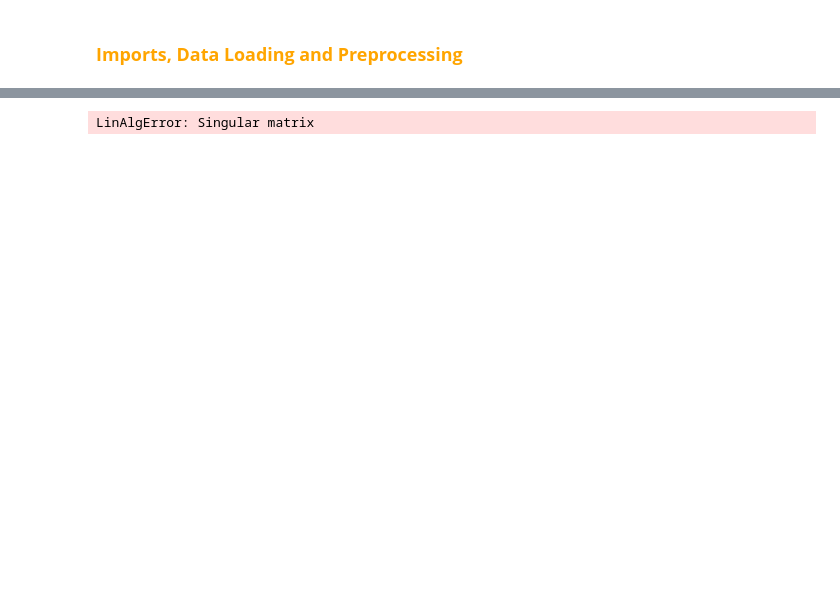
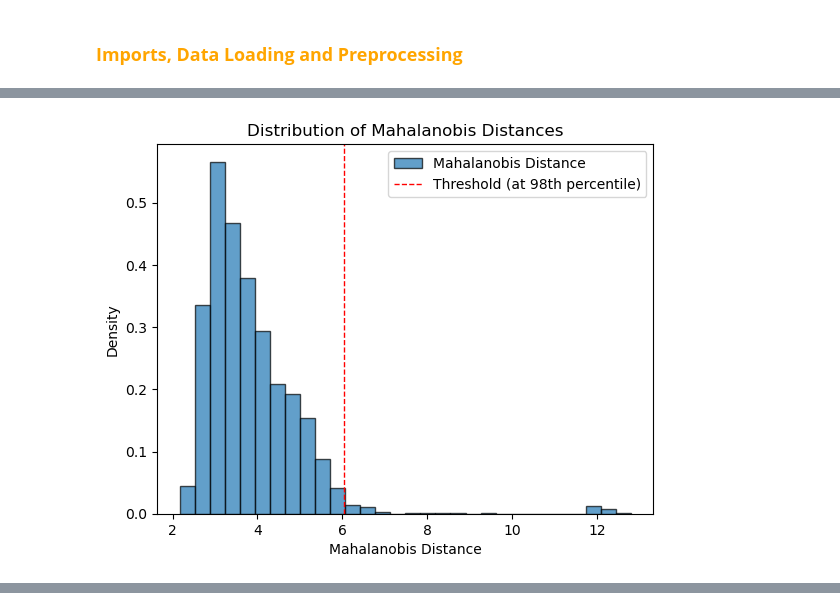
Before and after one commit to Yan-Tavares/ML_Projects, a Jupyter notebook: Final Project/Yan_code.ipynb, the cells around one changed output, grey strips where cells are left out. Saved outputs shown, nothing was run; the diff lists cells and outputs as text; code cells hidden in the pictures; blank space fills up the shorter version.

```diff
--- a/Final Project/Yan_code.ipynb
+++ b/Final Project/Yan_code.ipynb
@@ -90,21 +95,3 @@ def preprocess_data(df):
 
 df = preprocess_data(df)
 df_autograder = preprocess_data(df_autograder)
-
-X = df.iloc[:,1:]
-Y = df.iloc[:,0]
-X_autog = df_autograder
-
-mean = X.mean()
-std = X.std()
-print(std)
-
-def specific_normalization(X, mean, std, columns_index = [3,4,5,7]):
-    for i in range(len(X.columns)):
-        if i in columns_index:
-            X.iloc[:,i] = (X.iloc[:,i] - mean[i])/std[i]
-    return X
-
-X = specific_normalization(X, mean, std, columns_index = [3,4,5,7])
-
-print(X)
@@ -131,25 +178,19 @@ AttributeError: 'list' object has no attribute 'any'
 # %%
-########### Pipeline Configuration ##############
-
-filter_outliers = True
-scale_data = True
-
-
-#Pipeline 1 --> True,False
-#Pipeline 2 --> True,True
-#################################################
-
-
-
-
 if filter_outliers:
     from scipy.stats import chi2
 
-    X_numeric = X.select_dtypes(include=[np.number]) # Select only numerical columns
+    df_numeric = df.select_dtypes(include=[np.number]) # Select only numerical columns
 
     # Calculate the mean vector and covariance matrix
-    mean_vector = X_numeric.mean(axis=0)
-    cov_matrix = np.cov(X_numeric.values.T)
+    mean_vector = df_numeric.mean(axis=0)
+    cov_matrix = np.cov(df_numeric.values.T)
+
+    # Add a small regularization term to the covariance matrix such that it's not singular
+    # Since we are using classification data,
+
+    regularization_term = 1e-5 * np.eye(cov_matrix.shape[0])
+    cov_matrix += regularization_term
+
 
     #--------- Compute the Mahalanobis distance for each observation
     def mahalanobis_distance(row, mean_vector, cov_matrix):
@@ -172,25 +213,15 @@ if filter_outliers:
     # Apply the Mahalanobis distance function to each row
     # lamda makes row is a anonymous function that takes a single argument row, it is necessary to pass row as an argument to .apply
     # What apply sees is a function that takes a single argument, so it passes each row to this function
-    X['mahalanobis'] = X_numeric.apply(lambda row: mahalanobis_distance(row, mean_vector, cov_matrix), axis=1)
+    df['mahalanobis'] = df_numeric.apply(lambda row: mahalanobis_distance(row, mean_vector, cov_matrix), axis=1)
 
-    # Determine the threshold for identifying outliers
-    '''
-    chi-square distribution (also chi-squared or χ2-distribution) is usually used
-    coupled with Mahalanobis. This is because Mahalanobis is inherently a sum
-    of squares of diff values and the covariance matrix. If each k column of the data
-    is independly and follows a normal distribution, then the Mahalanobis distance follows
-    a chi-square with k -1 degrees of freedom. The -1 is because the mean vector is calculated from
-    the data, so it is automaticaly dependent.
-
-    '''
-    # Set the percentile for the threshold
+    #--------- Determine the threshold for identifying outliers
     percentile = 98
-    threshold = np.percentile(X['mahalanobis'], percentile)
+    threshold = np.percentile(df['mahalanobis'], percentile)
     print(f"Threshold (at {percentile}th percentile): {threshold}")
 
     # Plot the distribution of Mahalanobis distances
-    plt.hist(X['mahalanobis'], bins=30, edgecolor='k', alpha=0.7, density=True, label='Mahalanobis Distance')
+    plt.hist(df['mahalanobis'], bins=30, edgecolor='k', alpha=0.7, density=True, label='Mahalanobis Distance')
 
     # Add the threshold line
     plt.axvline(threshold, color='r', linestyle='dashed', linewidth=1, label=f'Threshold (at {percentile}th percentile)')
@@ -203,7 +234,7 @@ if filter_outliers:
     plt.show()
 
     # Identify outliers
-    outliers = X[X['mahalanobis'] > threshold]
+    outliers = df[df['mahalanobis'] > threshold]
 
     if not outliers.empty:
         print("Outliers found")
@@ -212,8 +243,12 @@ if filter_outliers:
         print("No outliers found")
 
     # Filter out the rows that contain outliers
-    X = X[X['mahalanobis'] <= threshold]
+    df = df[df['mahalanobis'] <= threshold]
 
     # Drop the 'mahalanobis' column as it's no longer needed
-    X.drop(columns=['mahalanobis'], inplace=True)
+    df.drop(columns=['mahalanobis'], inplace=True)
+
+# Split the data into features and target
+X = df.drop(columns=['whrswk'])
+y = df['whrswk']
 # %% [output]
@@ -236,0 +256 @@ if filter_outliers:
+[figure, added]
@@ -254 +258,0 @@ Name: hisp_yes, Length: 5000, dtype: float64' has dtype incompatible with bool,
-LinAlgError: Singular matrix
```
Also changed, not shown: parts of 8 cells of this notebook.
